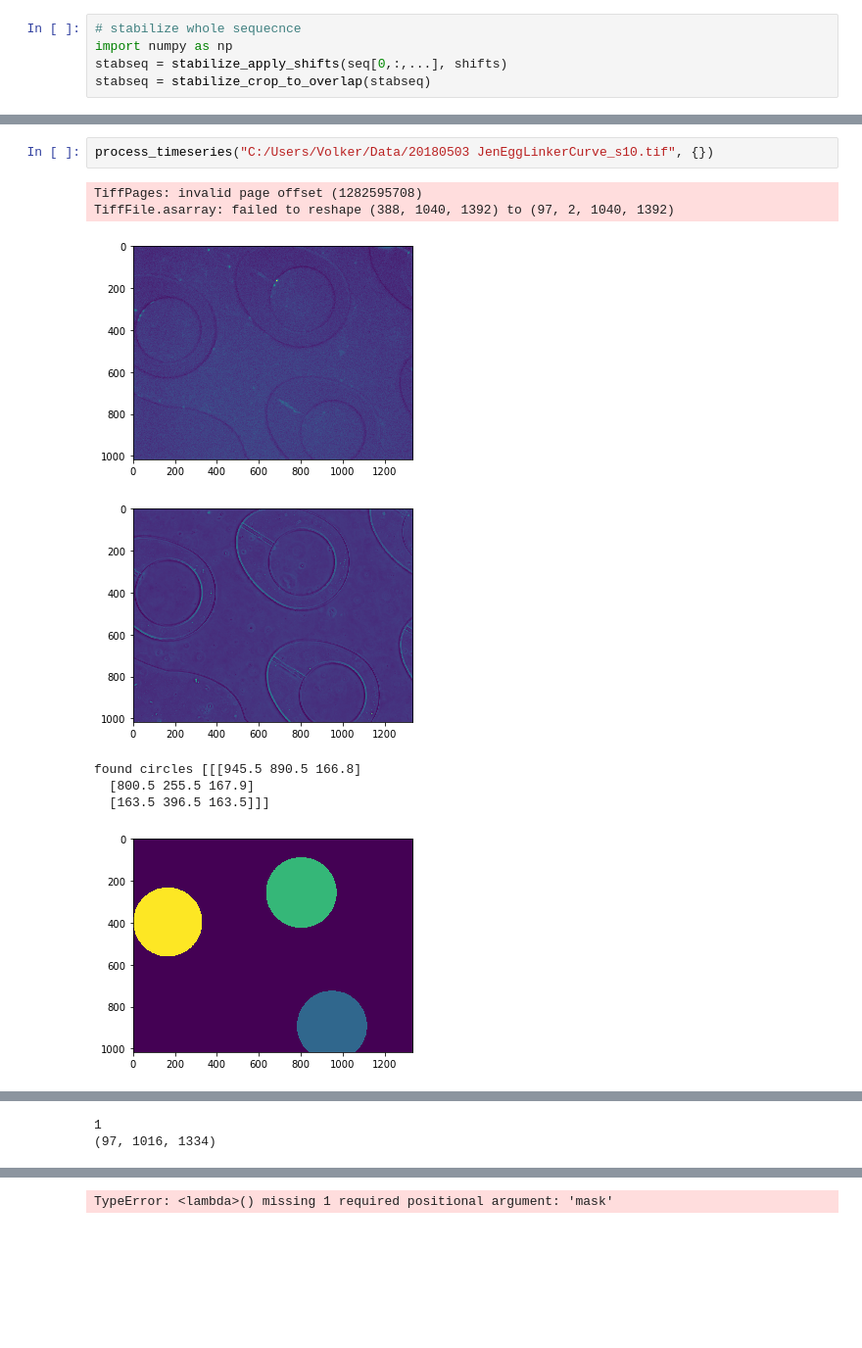
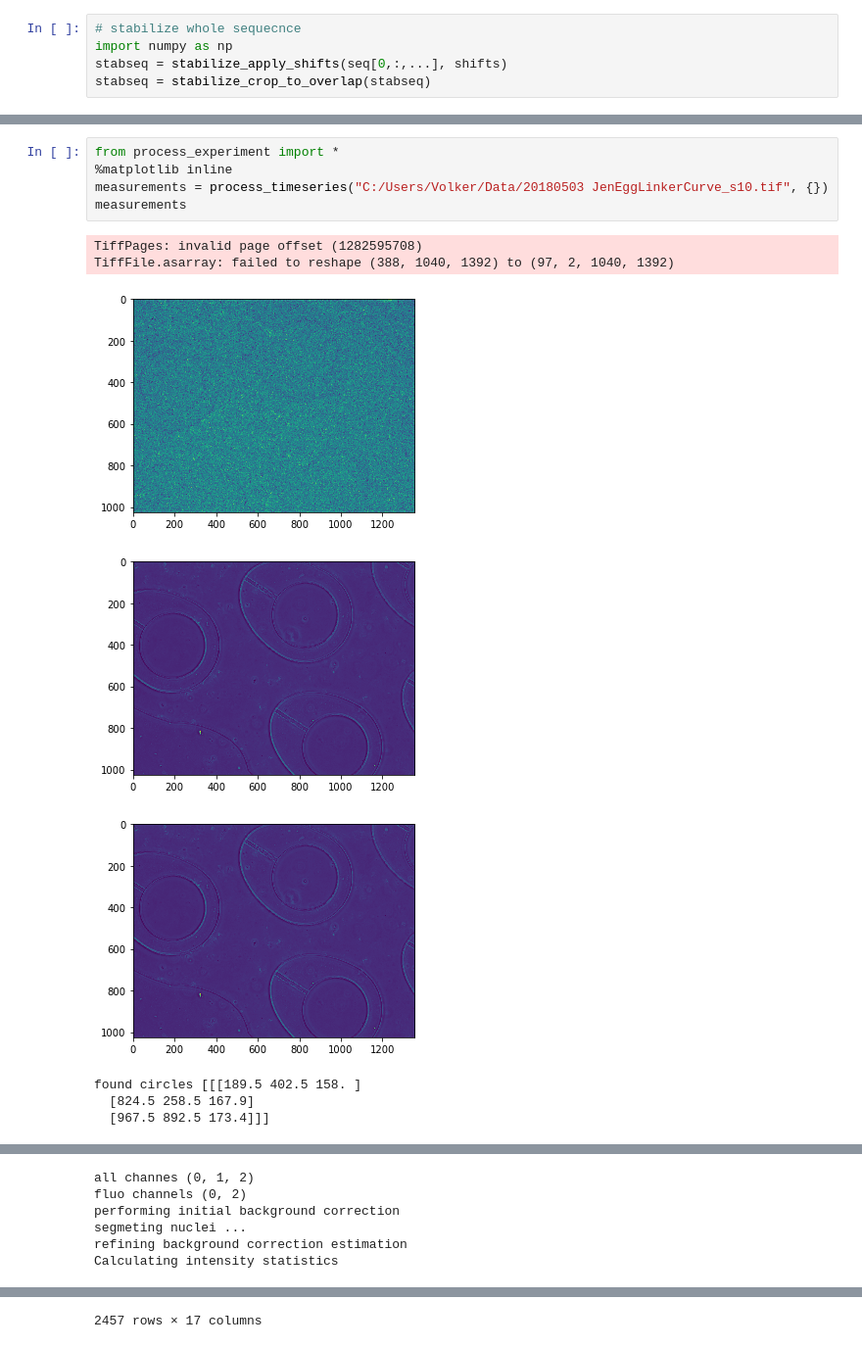
Before and after one commit to monashmicroimaging/microfluidics, a Jupyter notebook: notebooks/scratchpad_notebook.ipynb, the cells around one changed output, grey strips where cells are left out. Shown at 98% size. Saved outputs shown, nothing was run; the diff lists cells and outputs as text; blank space fills up the shorter version.

Commit message:
added  data table generation and merging

```diff
--- a/notebooks/scratchpad_notebook.ipynb
+++ b/notebooks/scratchpad_notebook.ipynb
@@ -122,11 +149,14 @@ from process_experiment import *
 # %%
-process_timeseries("C:/Users/Volker/Data/20180503 JenEggLinkerCurve_s10.tif", {})
+from process_experiment import *
+%matplotlib inline
+measurements = process_timeseries("C:/Users/Volker/Data/20180503 JenEggLinkerCurve_s10.tif", {})
+measurements
 # %% [output]
 TiffPages: invalid page offset (1282595708)
 TiffFile.asarray: failed to reshape (388, 1040, 1392) to (97, 2, 1040, 1392)
-[figure, old version]
+[figure, new version]
-[figure, old version]
+[figure, new version]
+[figure, new version]
-found circles [[[945.5 890.5 166.8]
-  [800.5 255.5 167.9]
-  [163.5 396.5 163.5]]]
+found circles [[[189.5 402.5 158. ]
+  [824.5 258.5 167.9]
+  [967.5 892.5 173.4]]]
-[figure, old version]
@@ -133,2 +164,6 @@ found circles [[[945.5 890.5 166.8]
-1
-(97, 1016, 1334)
+all channes (0, 1, 2)
+fluo channels (0, 2)
+performing initial background correction
+segmeting nuclei ...
+refining background correction estimation
+Calculating intensity statistics
@@ -135 +187 @@ found circles [[[945.5 890.5 166.8]
-TypeError: <lambda>() missing 1 required positional argument: 'mask'
+2457 rows × 17 columns
```
Also changed, not shown: parts of 28 cells of this notebook, 1 other file.
